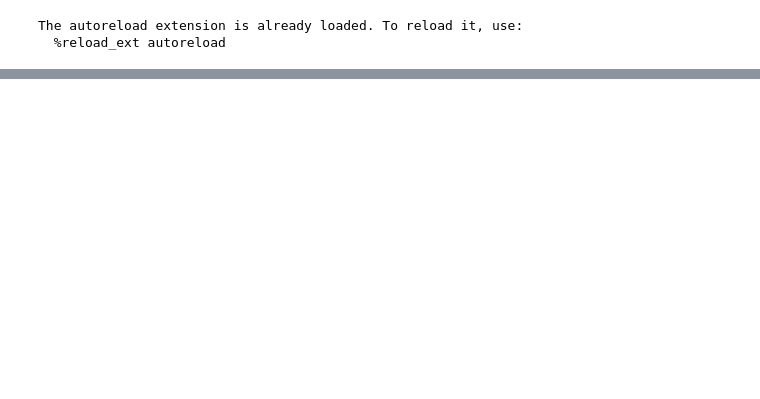
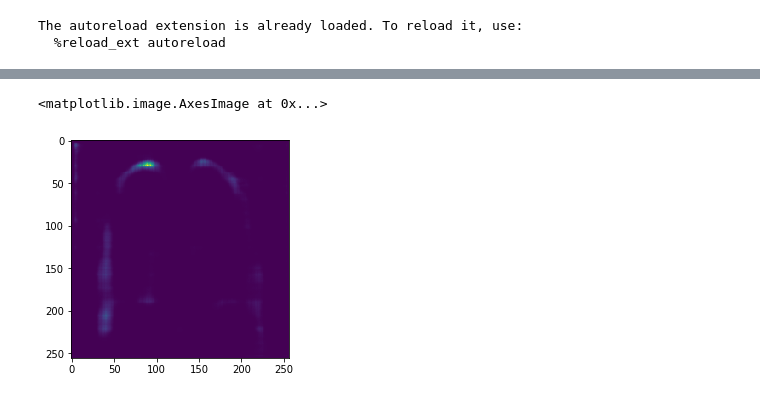
Before and after one commit to yusuke0324/siim_pneumo, a Jupyter notebook: loss_work.ipynb, the cells around one changed output, grey strips where cells are left out. Drawn from its saved outputs; the diff is of its cells as text; code cells hidden in the pictures; blank space fills up the shorter version.

```diff
--- a/loss_work.ipynb
+++ b/loss_work.ipynb
@@ -57,10 +62,4 @@ utils.vis_slices(v, m)
 # %%
-model_path = '/data/pneumo_log/val_1//2019_0803_0048/best_weights.hdf5'
-custom_objects = {
-                  'weighted_binary_crossentropy': loss_util.create_weighted_binary_crossentropy(zero_weight, one_weight),
-                  'dice_coef': loss_util.create_dice_coef(),
-                  'dice_loss': loss_util.create_dice_loss()
-                }
-
-model = load_model(model_path, custom_objects=custom_objects)
+model_path = '/data/pneumo_log/val_1//2019_0805_0344/best_weights.hdf5'
+model = pred_util._load_model(model_path)
 # %% [output]
@@ -67,0 +69,33 @@ OSError: Unable to open file (file signature not found)
+# %%
+images, masks = val_gen.__getitem__(3)
+pred = model.predict(images)
+
+for index in range(0, 16):
+    print(index)
+    i = np.squeeze(images[index])
+    m = np.squeeze(masks[index])
+    p = np.squeeze(pred[index])
+    print(np.unique(p))
+
+    masks_ = masks[index]
+    masks_ = np.expand_dims(masks_, axis=0)
+    pred_ = pred[index]
+    pred_ = np.expand_dims(pred_, axis=0)
+    y_true = K.variable(masks_)
+    y_pred = K.variable(pred_)
+    # y_true = K.variable(masks)
+    # y_pred = K.variable(pred)
+    dice_flat = loss_util.dice_coef_flat(y_true, y_pred)
+    dice_loss_flat = loss_util.dice_loss_flat(y_true, y_pred)
+    dice_coef = loss_util.create_dice_coef()
+    dice_value = dice_coef(y_true, y_pred)
+    bc =loss_util.binary_crossentropy(y_true, y_pred)
+    loss = loss_util.bce_dice_loss(y_true, y_pred)
+    print('dice_flat(w thresh):', K.get_value(dice_flat))
+    print('dice_loss_flat(without thresh)', K.get_value(dice_loss_flat))
+    print('bc:', np.mean(K.get_value(bc)))
+    print('dice_value(without threshold):', K.get_value(dice_value))
+    print('loss:', (np.mean(K.get_value(loss))))
+
+# print('loss:', K.get_value(loss))
+# loss = K.get_value(loss)
@@ -67,0 +120,5 @@ OSError: Unable to open file (file signature not found)
+# %%
+plt.imshow(p)
+# %% [output]
+<matplotlib.image.AxesImage at 0x...>
+[figure, added]
```
Also changed, not shown: parts of 18 cells of this notebook, 7 other files.
